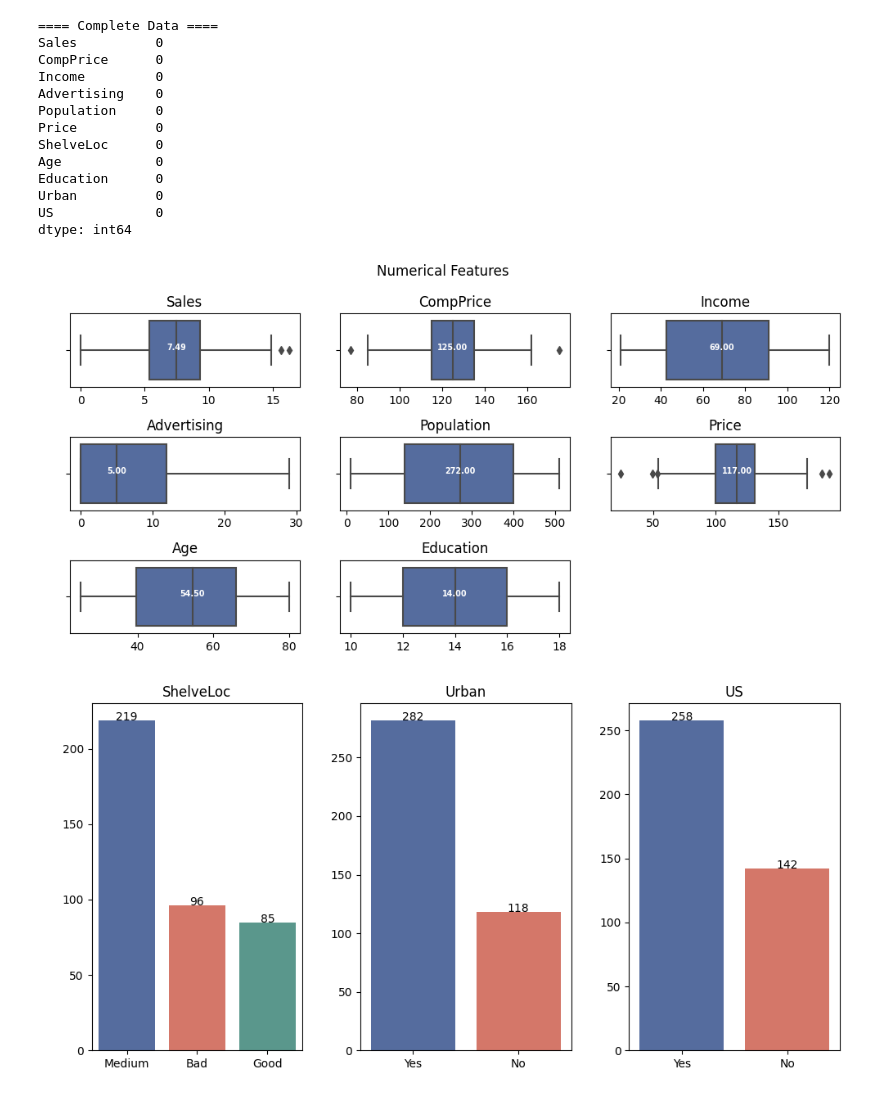
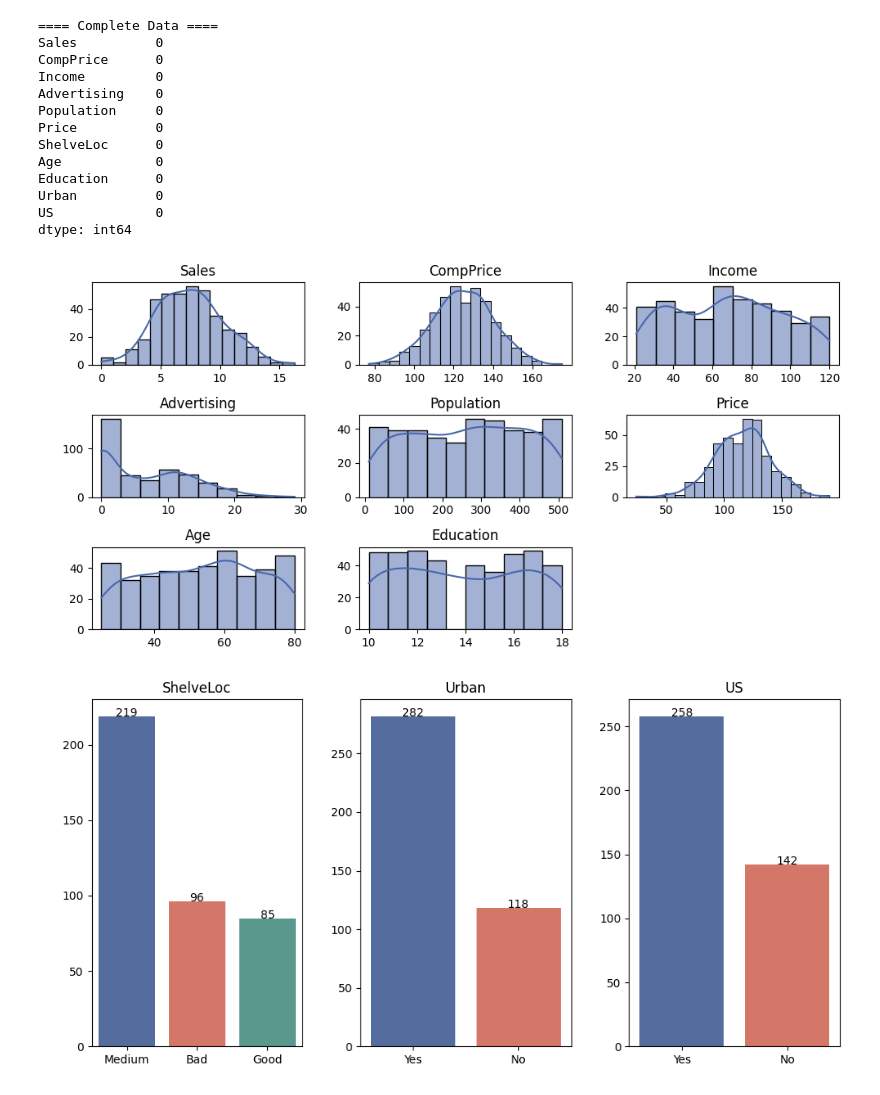
Before and after one commit to fredrik998/AppliedMachineLearning, a Jupyter notebook: Codes/FinalCodes.ipynb, the cells around one changed output. Drawn from its saved outputs; the diff is of its cells as text; code cells hidden in the pictures.

```diff
--- a/Codes/FinalCodes.ipynb
+++ b/Codes/FinalCodes.ipynb
@@ -99,34 +99,26 @@ dtype: int64
 # %%
 # Visualizing numerical features
 num_features = df.select_dtypes(["float64", "int64"])
 
 fig = plt.figure(figsize=(10, 5))
-fig.suptitle('Numerical Features')
 
 # Define the custom color using the hex code
 custom_color = '#4967AA'
 
 for i, j in enumerate(num_features):
     ax = fig.add_subplot(3, 3, i + 1)
 
-    # Use the specified custom color for boxplots
-    ax = sns.boxplot(data=num_features, x=j, color=custom_color)
-
-    # Calculate median for all customers
-    median = df[j].median()
-
-    # Plot median in the graph with formatting
-    ax.text(median, ax.get_yticks(), s='{:.2f}'.format(median), horizontalalignment='center',
-            size='x-small', color='w', weight='semibold')
+    # Use the specified custom color for histplots
+    ax = sns.histplot(data=num_features, x=j, color=custom_color, kde=True, bins='auto')
 
     ax.set_ylabel(' ')
     ax.set_xlabel('')
     ax.set_title(j)
 
 plt.tight_layout()
 plt.show()
 # %% [output]
-[figure, old version]
+[figure, new version]
 # %%
 # Visualizing categorical features
 cat_features = df.select_dtypes('object')
```
Also changed, not shown: 1 other file.
